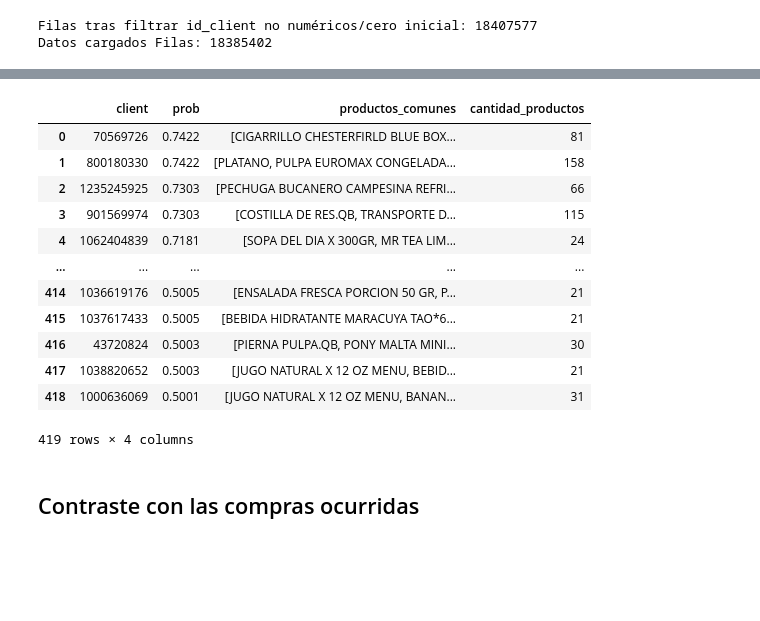
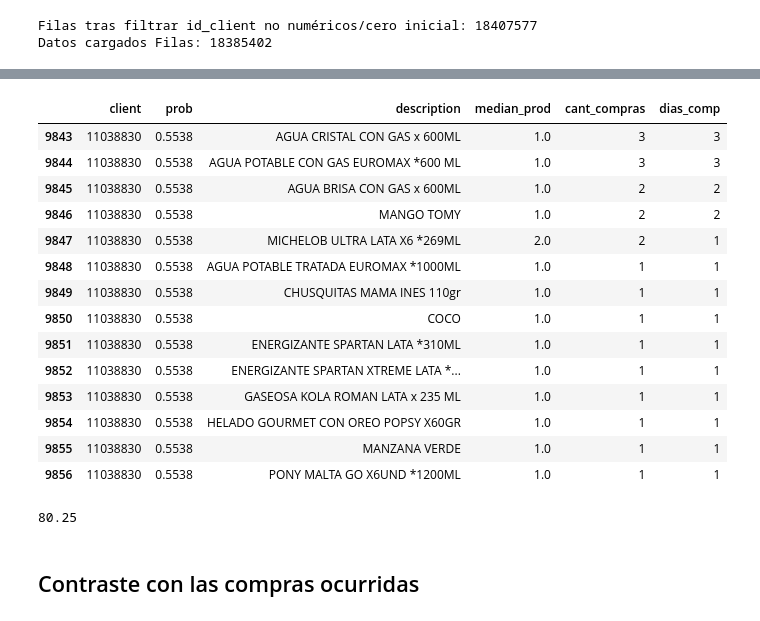
Before and after one commit to jdrincone/euro-supermercados, a Jupyter notebook: notebooks/recomendador_por_historia_usuario.ipynb, the cells around one changed output, grey strips where cells are left out. Saved outputs shown, nothing was run; the diff lists cells and outputs as text; code cells hidden in the pictures; blank space fills up the shorter version.

```diff
--- a/notebooks/recomendador_por_historia_usuario.ipynb
+++ b/notebooks/recomendador_por_historia_usuario.ipynb
@@ -181,19 +194,25 @@ hist_recent_client[hist_recent_client["client"] == "7797719"]["description"].nun
+# %%
+predictions_with_precom[predictions_with_precom["client"] == "11038830"]
+# %% [output]
+|  | client | prob | description | median_prod | cant_compras | dias_comp |
+| 9843 | 11038830 | 0.5538 | AGUA CRISTAL CON GAS x 600ML | 1.0 | 3 | 3 |
+| 9844 | 11038830 | 0.5538 | AGUA POTABLE CON GAS EUROMAX *600 ML | 1.0 | 3 | 3 |
+| 9845 | 11038830 | 0.5538 | AGUA BRISA CON GAS x 600ML | 1.0 | 2 | 2 |
+| 9846 | 11038830 | 0.5538 | MANGO TOMY | 1.0 | 2 | 2 |
+| 9847 | 11038830 | 0.5538 | MICHELOB ULTRA LATA X6 *269ML | 2.0 | 2 | 1 |
+| 9848 | 11038830 | 0.5538 | AGUA POTABLE TRATADA EUROMAX *1000ML | 1.0 | 1 | 1 |
+| 9849 | 11038830 | 0.5538 | CHUSQUITAS MAMA INES 110gr | 1.0 | 1 | 1 |
+| 9850 | 11038830 | 0.5538 | COCO | 1.0 | 1 | 1 |
+| 9851 | 11038830 | 0.5538 | ENERGIZANTE SPARTAN LATA *310ML | 1.0 | 1 | 1 |
+| 9852 | 11038830 | 0.5538 | ENERGIZANTE SPARTAN XTREME LATA *... | 1.0 | 1 | 1 |
+| 9853 | 11038830 | 0.5538 | GASEOSA KOLA ROMAN LATA x 235 ML | 1.0 | 1 | 1 |
+| 9854 | 11038830 | 0.5538 | HELADO GOURMET CON OREO POPSY X60GR | 1.0 | 1 | 1 |
+| 9855 | 11038830 | 0.5538 | MANZANA VERDE | 1.0 | 1 | 1 |
+| 9856 | 11038830 | 0.5538 | PONY MALTA GO X6UND *1200ML | 1.0 | 1 | 1 |
 # %%
-predictions_with_precom
+107*0.75
 # %% [output]
-|  | client | prob | productos_comunes | cantidad_productos |
-| 0 | 70569726 | 0.7422 | [CIGARRILLO CHESTERFIRLD BLUE BOX... | 81 |
-| 1 | 800180330 | 0.7422 | [PLATANO, PULPA EUROMAX CONGELADA... | 158 |
-| 2 | 1235245925 | 0.7303 | [PECHUGA BUCANERO CAMPESINA REFRI... | 66 |
-| 3 | 901569974 | 0.7303 | [COSTILLA DE RES.QB, TRANSPORTE D... | 115 |
-| 4 | 1062404839 | 0.7181 | [SOPA DEL DIA X 300GR, MR TEA LIM... | 24 |
-| ... | ... | ... | ... | ... |
-| 414 | 1036619176 | 0.5005 | [ENSALADA FRESCA PORCION 50 GR, P... | 21 |
-| 415 | 1037617433 | 0.5005 | [BEBIDA HIDRATANTE MARACUYA TAO*6... | 21 |
-| 416 | 43720824 | 0.5003 | [PIERNA PULPA.QB, PONY MALTA MINI... | 30 |
-| 417 | 1038820652 | 0.5003 | [JUGO NATURAL X 12 OZ MENU, BEBID... | 21 |
-| 418 | 1000636069 | 0.5001 | [JUGO NATURAL X 12 OZ MENU, BANAN... | 31 |
-419 rows × 4 columns
+80.25
 # %% [markdown]
 ## Contraste con las compras ocurridas
 # %%
```
Also changed, not shown: parts of 10 cells of this notebook, 1 other file.
